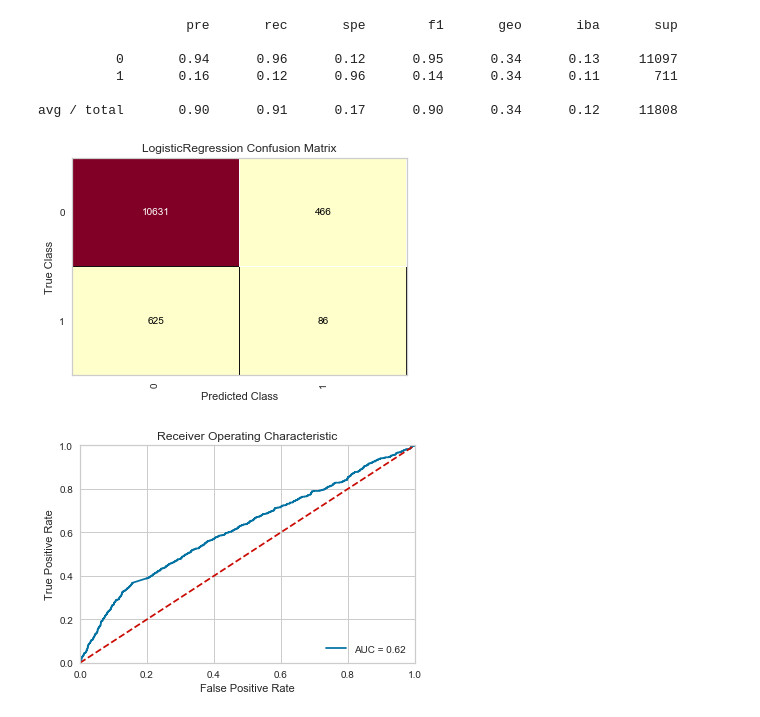
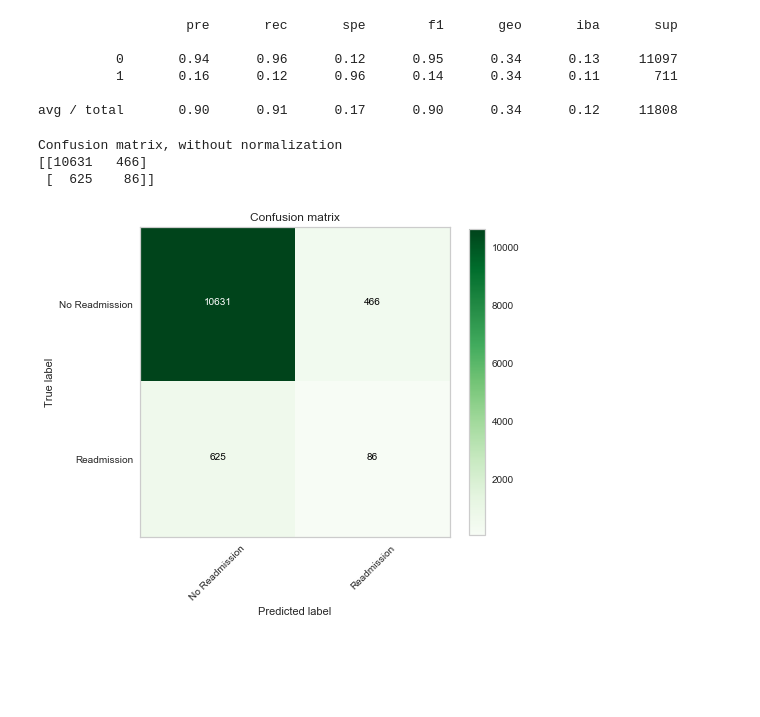
Before and after one commit to TheeChris/springboard, a Jupyter notebook: Capstone_2/notebooks/2.1-TheeChris-ModelLogisticReg.ipynb, the cells around one changed output. Cells and saved outputs as stored; diff of their text form; code cells hidden in the pictures; blank space fills up the shorter version.

Commit message:
update logistic regression notebook

```diff
--- a/Capstone_2/notebooks/2.1-TheeChris-ModelLogisticReg.ipynb
+++ b/Capstone_2/notebooks/2.1-TheeChris-ModelLogisticReg.ipynb
@@ -121,17 +106,17 @@ plt.show()
 # %%
 from imblearn.over_sampling import SVMSMOTE
 
-lr_params = {'C': 0.0001, 'penalty': 'l2', 'solver': 'lbfgs', 'max_iter':500, 'random_state': 42}
+lr_params = {'C': 0.0001, 'penalty': 'l2', 'solver': 'lbfgs', 'max_iter': 700, 'random_state': 42}
 
-pipe = make_pipeline_imb(CountVectorizer(**vec_params),
+pipe_smote = make_pipeline_imb(CountVectorizer(**vec_params),
                          SVMSMOTE(random_state=42),
                          LogisticRegression(**lr_params))
 
-pipe.fit(X_train, y_train)
-y_pred = pipe.predict(X_test)
+pipe_smote.fit(X_train, y_train)
+y_pred_smote = pipe_smote.predict(X_test)
 
 # print metrics summary
-print(classification_report_imbalanced(y_test, y_pred))
+print(classification_report_imbalanced(y_test, y_pred_smote))
 # %% [output]
                    pre       rec       spe        f1       geo       iba       sup
 
@@ -139,39 +124,19 @@ print(classification_report_imbalanced(y_test, y_pred))
           1       0.16      0.12      0.96      0.14      0.34      0.11       711
 
 avg / total       0.90      0.91      0.17      0.90      0.34      0.12     11808
-# %%
-# create pipeline for confusion matrix
-pipe = make_pipeline_imb(CountVectorizer(**vec_params),
-                         SVMSMOTE(random_state=42),
-                         LogisticRegression(**lr_params))
-
-# print confusion matrix
-cm = ConfusionMatrix(pipe)
-
-cm.fit(X_train, y_train)
-
-cm.score(X_test, y_test)
-cm.poof(outpath=os.path.join(PROJ_ROOT, 'reports',
-                               'figures','lr_oversample_confusion_matrix.png'))
-# %% [output]
-[figure, removed]
-# %%
-probs = pipe.predict_proba(X_test)
-preds = probs[:,1]
-fpr, tpr, threshold = roc_curve(y_test, preds)
-roc_auc = auc(fpr, tpr)
-
-# method I: plt
-plt.title('Receiver Operating Characteristic')
-plt.plot(fpr, tpr, 'b', label = 'AUC = %0.2f' % roc_auc)
-plt.legend(loc = 'lower right')
-plt.plot([0, 1], [0, 1],'r--')
-plt.xlim([0, 1])
-plt.ylim([0, 1])
-plt.ylabel('True Positive Rate')
-plt.xlabel('False Positive Rate')
-plt.savefig(os.path.join(PROJ_ROOT, 'reports',
-                               'figures','lr_oversample_curve.png'))
-plt.show()
-# %% [output]
-[figure, removed]
+# %%
+cnf_matrix_smote = confusion_matrix(y_test, y_pred_smote)
+
+plt.figure(figsize=(7,7))
+plot_confusion_matrix(cnf_matrix_smote,
+                      classes=['No Readmission','Readmission'],
+                      cmap=plt.cm.Greens)
+
+plt.savefig(os.path.join(PROJ_ROOT, 'reports',
+                         'figures','lr_oversample_confusion_matrix.png'))
+plt.show()
+# %% [output]
+Confusion matrix, without normalization
+[[10631   466]
+ [  625    86]]
+[figure, added]
```
Also changed, not shown: parts of 16 cells of this notebook.
